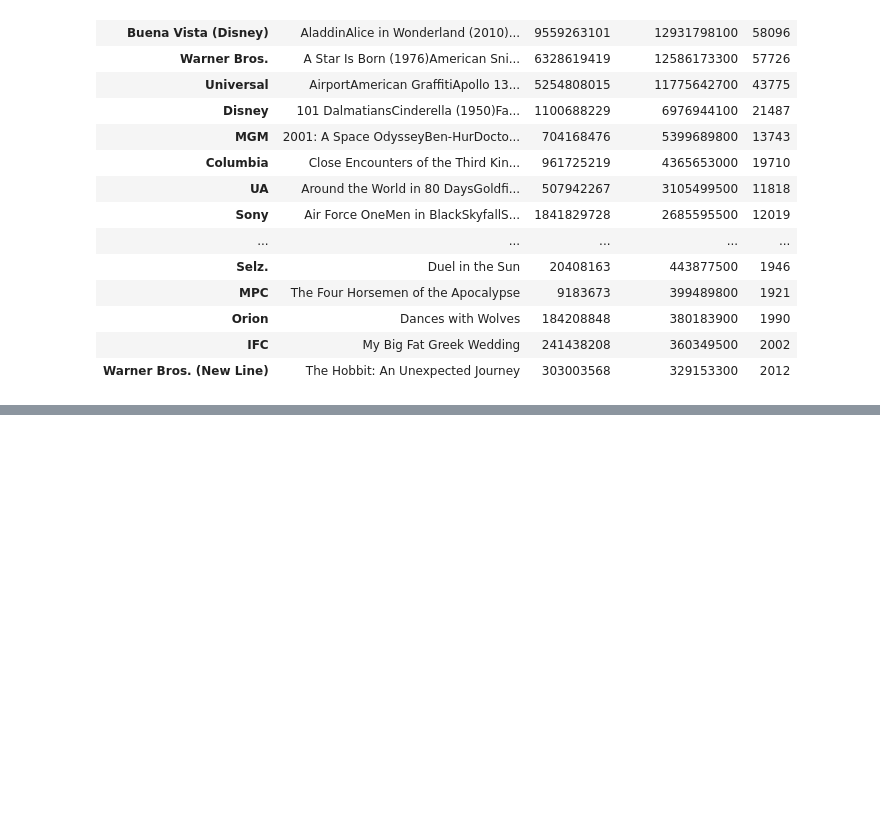
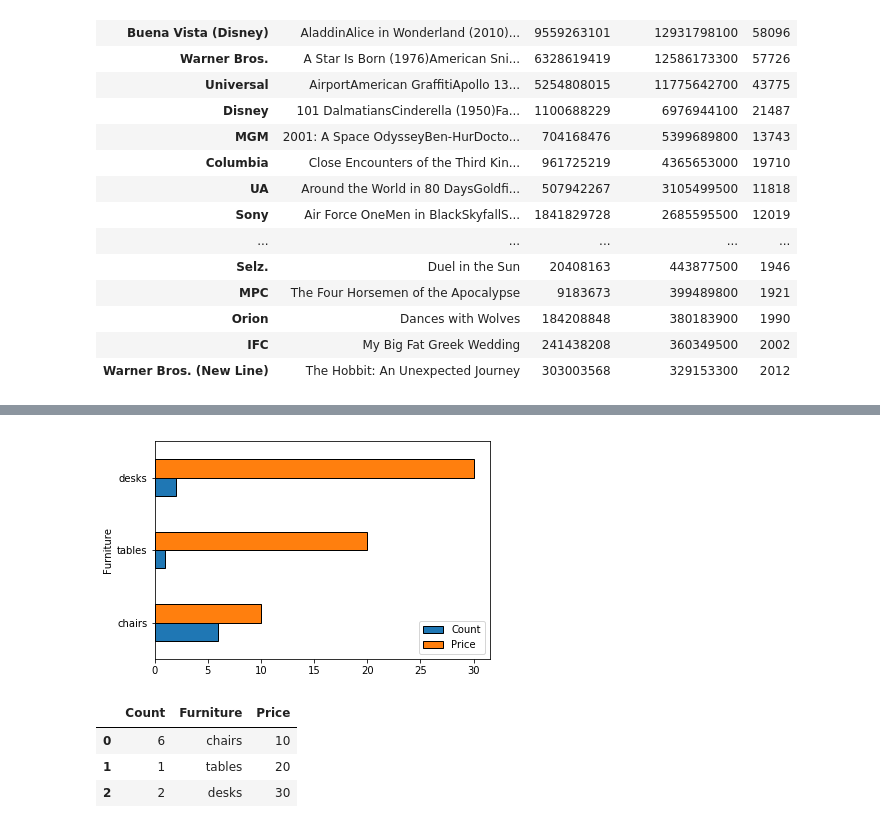
Before and after one commit to SYYoung/Berkeley, a Jupyter notebook: Computational thinking with Python/Week 1/Note1.ipynb, the cells around one changed output, grey strips where cells are left out. Saved outputs shown, nothing was run; the diff lists cells and outputs as text; code cells hidden in the pictures; blank space fills up the shorter version.

```diff
--- a/Computational thinking with Python/Week 1/Note1.ipynb
+++ b/Computational thinking with Python/Week 1/Note1.ipynb
@@ -231,0 +248,14 @@ help(movies.sort_values)
+# %%
+# pandas
+df = pd.DataFrame(data = {'Furniture': ['chairs', 'tables', 'desks'], 'Count': [6, 1, 2],
+                          'Price': [10, 20, 30]})
+df.plot.barh('Furniture'); # barplot of count and price of different furnitures
+# %% [output]
+[figure, added]
+# %%
+df
+# %% [output]
+|  | Count | Furniture | Price |
+| 0 | 6 | chairs | 10 |
+| 1 | 1 | tables | 20 |
+| 2 | 2 | desks | 30 |
```
Also changed, not shown: parts of 19 cells of this notebook.
